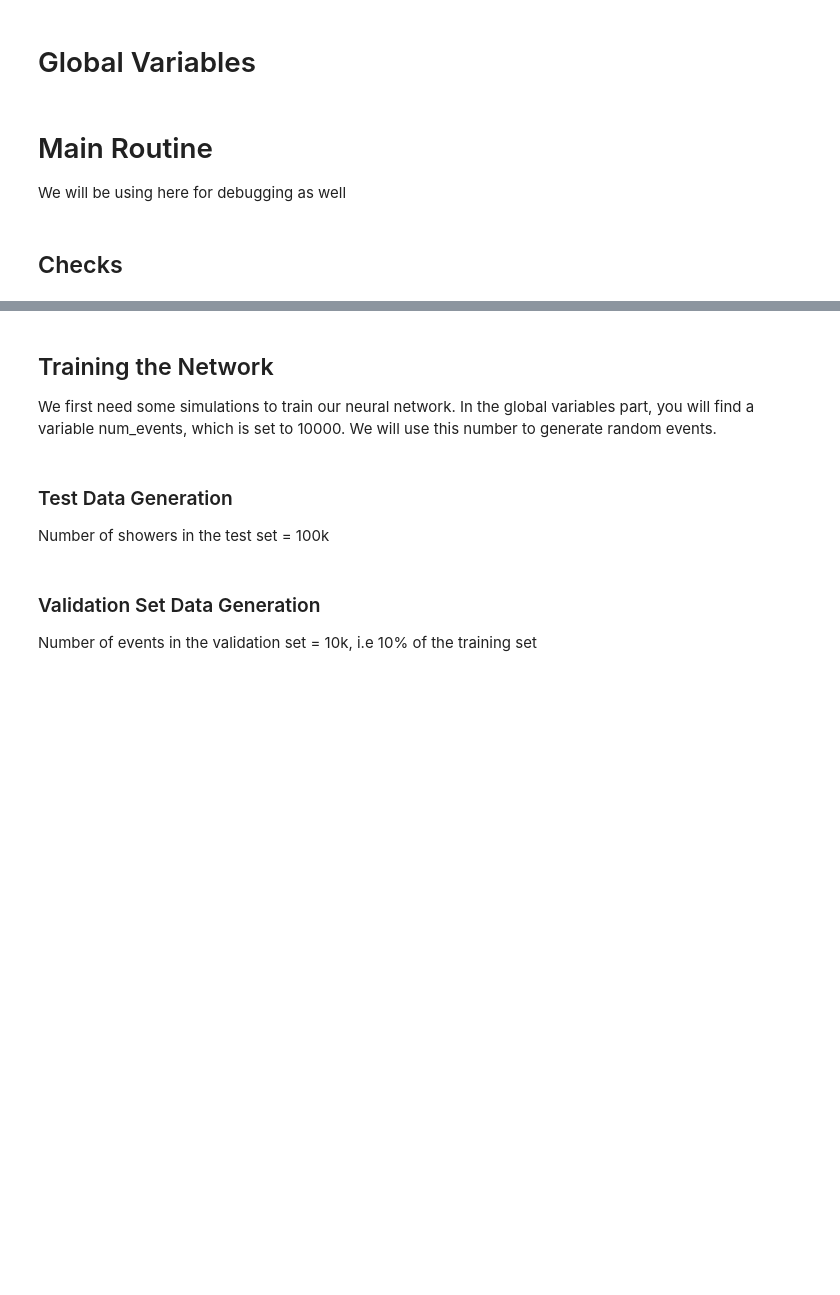
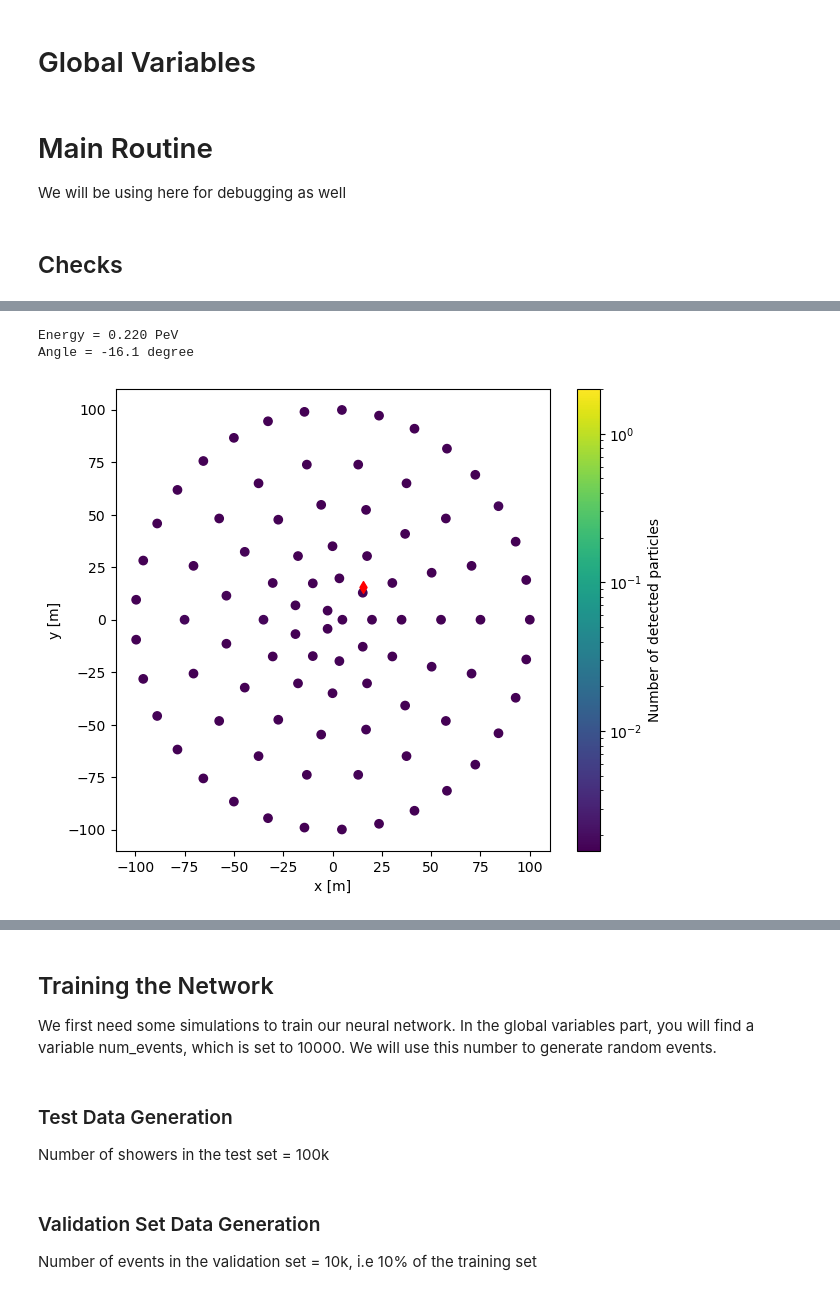
Before and after one commit to green3diamond/TambOpt-zlt, a Jupyter notebook: detector_optimization/SWGOLO7_scaled_run_1.ipynb, the cells around one changed output, grey strips where cells are left out. Saved outputs shown, nothing was run; the diff lists cells and outputs as text; code cells hidden in the pictures; blank space fills up the shorter version.

```diff
--- a/detector_optimization/SWGOLO7_scaled_run_1.ipynb
+++ b/detector_optimization/SWGOLO7_scaled_run_1.ipynb
@@ -367,12 +390,12 @@ def GenerateShowers(x, y):
     # generate shower
     outputs_arr = generator.generate_samples(num_samples=1, num_conditions=1, chunk_size=1)
     output_images = outputs_arr[0]['images'].squeeze()
-    shower_rgb = output_images[14] # use plane 14 for now
+    shower_rgb = output_images[20] # use plane 20 for now
     shower_rgb = shower_rgb.permute(1,2,0)
 
     # generate bboxes
     outputs_arr_bboxes = scaler.generate_samples(num_samples=1, num_conditions=1)
-    bboxes = outputs_arr_bboxes[0]['bboxes'][:,14,:]  # use plane 14 for now
+    bboxes = outputs_arr_bboxes[0]['bboxes'][:,20,:]  # use plane 20 for now
 
     # compute x0, y0 after generating the shower from the mean of the distribution over x, y
     location_means = torch.mean(shower_rgb, dim=2)
@@ -941,19 +983,23 @@ ph = torch.atan2(sin_a, cos_a)
 # %%
 print(f"Energy = {energy.item():.3f} PeV")
 print(f"Angle = {th.item() * 180 / np.pi:.1f} degree")
 
-idx = torch.where(N >= 1)[0]
+idx = torch.where(N >= 0)[0]
 norm = LogNorm(vmin = 2, vmax = torch.max(N).item())
 
 plt.figure(figsize = [7, 6])
 scatter = plt.scatter(x[idx], y[idx], c = N[idx], cmap = "viridis", norm = norm)
 plt.colorbar(scatter, label='Number of detected particles')
 plt.scatter(X0.item(), Y0.item(), c = "red", marker = "d")
 plt.xlabel("x [m]")
 plt.ylabel("y [m]")
-plt.xlim((-1100, 1100))
-plt.ylim((-1100, 1100))
+plt.xlim((-110, 110))
+plt.ylim((-110, 110))
 plt.show()
+# %% [output]
+Energy = 0.220 PeV
+Angle = -16.1 degree
+[figure, added]
 # %%
 print(f"Angle = {th.item() * 180 / np.pi:.1f} degree")
 print(f"Phi = {ph.item() * 180 / np.pi:.1f} degree")
```
Also changed, not shown: parts of 18 cells of this notebook.
